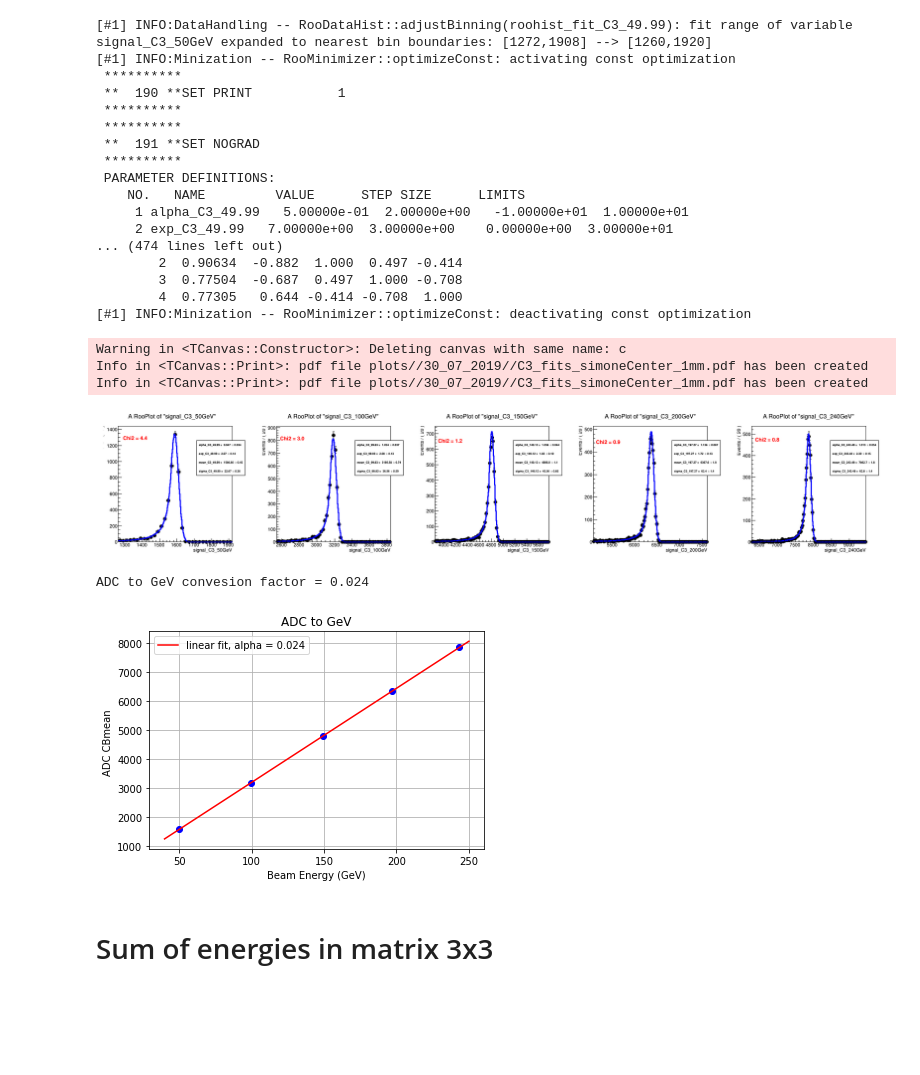
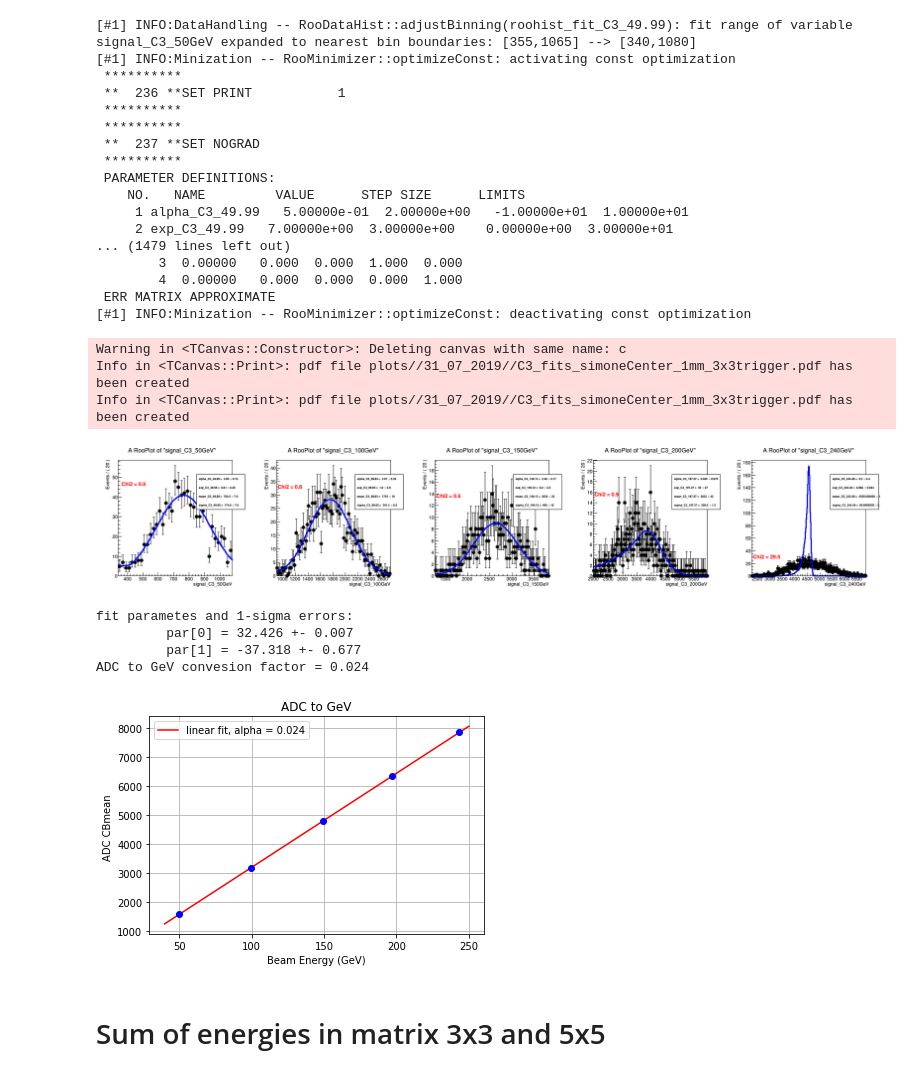
Before and after one commit to chernyavskaya/ECALtestBeam, a Jupyter notebook: CBfunction.ipynb, the cells around one changed output. Drawn from its saved outputs; the diff is of its cells as text; code cells hidden in the pictures; blank space fills up the shorter version.

```diff
--- a/CBfunction.ipynb
+++ b/CBfunction.ipynb
@@ -20,9 +22,10 @@ from uncertainties import ufloat
 # %%
-dir = '/30_07_2019/'
+dir = '/31_07_2019/'
 # %%
 reader = csv.reader(open('data/intercalibration19C.csv', 'r'))
 dict_run_cryst = {}
 dict_C3_energy_scan = {}
+dict_C3_energy_scan_3x3 = {}
 
 for row in reader:
     run,energy,crystal,_ = row
@@ -50,6 +53,22 @@ for row in reader:
             dict_C3_energy_scan[energy] = []
             dict_C3_energy_scan[energy].append(run)
 
+
+##Special run for C3 trigger 3x3
+reader = csv.reader(open('data/energyscans19C_3x3.csv', 'r'))
+for row in reader:
+    run,energy,crystal,_,_,_ = row
+    if crystal=='C3' :
+        if energy in dict_C3_energy_scan_3x3.keys() :
+            dict_C3_energy_scan_3x3[energy].append(run)
+        else :
+            dict_C3_energy_scan_3x3[energy] = []
+            dict_C3_energy_scan_3x3[energy].append(run)
+#########################Consider 3x3 now      #########################
+dict_C3_energy_scan = dict_C3_energy_scan_3x3
+###########################################################################
+
+
 ## Read crystal centers prepared by Simone
 reader = csv.reader(open('data/crystalscenters.csv', 'r'))
 dict_crystal_centers={}
@@ -74,7 +93,7 @@ for item in missing:
 matrix_3 = 'B4,C4,D4,B3,C3,D3,B2,C2,D2'.split(',')
 matrix_5 = 'B5,C5,D5,B4,C4,D4,B3,C3,D3,B2,C2,D2,A1,B1,C1,D1,E1'.split(',')
 # %%
-outstr = 'simoneCenter_1mm'
+outstr = 'simoneCenter_1mm_3x3trigger'
 # %%
 pos_cut = 1
 
@@ -167,44 +186,47 @@ for energy in energies :
         myCB.set_crystal(crystal)
         myCB.set_energy(energy)
         myCB.set_position(dict_crystal_centers[crystal][0],dict_crystal_centers[crystal][1],pos_cut)
+
+        myCB.xaxis_scale = 0.5
+
         myCB.prepare_histogram()
         myCB.CBintialization()
         myCB.fitToData()
         myCB.plot()
         tmp_dict = {}
         tmp_dict[energy] = myCB.fitResults()
         C3_results.append(tmp_dict)
 
         canvas_num+=1
 
 c.Draw()
 c.SaveAs('plots/%s/C3_fits_%s.pdf'%(dir,outstr))
 c.SaveAs('plots/%s/C3_fits_%s.pdf'%(dir,outstr))
 
 with open('output/%s/energyscans_C3_results_%s.json'%(dir,outstr), 'w') as fp:
     json.dump(C3_results,fp)
 # %% [output]
-[#1] INFO:DataHandling -- RooDataHist::adjustBinning(roohist_fit_C3_49.99): fit range of variable signal_C3_50GeV expanded to nearest bin boundaries: [1272,1908] --> [1260,1920]
+[#1] INFO:DataHandling -- RooDataHist::adjustBinning(roohist_fit_C3_49.99): fit range of variable signal_C3_50GeV expanded to nearest bin boundaries: [355,1065] --> [340,1080]
 [#1] INFO:Minization -- RooMinimizer::optimizeConst: activating const optimization
  **********
- **  190 **SET PRINT           1
+ **  236 **SET PRINT           1
  **********
  **********
- **  191 **SET NOGRAD
+ **  237 **SET NOGRAD
  **********
  PARAMETER DEFINITIONS:
     NO.   NAME         VALUE      STEP SIZE      LIMITS
      1 alpha_C3_49.99   5.00000e-01  2.00000e+00   -1.00000e+01  1.00000e+01
      2 exp_C3_49.99   7.00000e+00  3.00000e+00    0.00000e+00  3.00000e+01
-... (474 lines left out)
-        2  0.90634  -0.882  1.000  0.497 -0.414
-        3  0.77504  -0.687  0.497  1.000 -0.708
-        4  0.77305   0.644 -0.414 -0.708  1.000
+... (1479 lines left out)
+        3  0.00000   0.000  0.000  1.000  0.000
+        4  0.00000   0.000  0.000  0.000  1.000
+ ERR MATRIX APPROXIMATE
 [#1] INFO:Minization -- RooMinimizer::optimizeConst: deactivating const optimization
 Warning in <TCanvas::Constructor>: Deleting canvas with same name: c
-Info in <TCanvas::Print>: pdf file plots//30_07_2019//C3_fits_simoneCenter_1mm.pdf has been created
-Info in <TCanvas::Print>: pdf file plots//30_07_2019//C3_fits_simoneCenter_1mm.pdf has been created
+Info in <TCanvas::Print>: pdf file plots//31_07_2019//C3_fits_simoneCenter_1mm_3x3trigger.pdf has been created
+Info in <TCanvas::Print>: pdf file plots//31_07_2019//C3_fits_simoneCenter_1mm_3x3trigger.pdf has been created
-[figure, old version]
+[figure, new version]
 # %%
 energies_float = []
 means_C3 = []
@@ -218,12 +240,19 @@ def linear_func(x, a, b):
     return a * x + b
 
 fig, ax = plt.subplots()
-ax.plot(energies_float, means_C3,'bo' )
-popt, pcov = curve_fit(linear_func, energies_float, means_C3)
+#ax.plot(energies_float, means_C3,'bo' )
+ax.errorbar(energies_float, means_C3, yerr=means_unc_C3,fmt='bo')
+popt, pcov = curve_fit(linear_func, energies_float, means_C3, sigma=means_unc_C3,absolute_sigma=True)
+perr = np.sqrt(np.diag(pcov))
+print('fit parametes and 1-sigma errors:')
+for i in range(len(popt)):
+    print('\t par[%d] = %.3f +- %.3f'%(i,popt[i],perr[i]))
+
 
 shower_energy = 0.79
 conversion_factor = shower_energy/popt[0]
 print 'ADC to GeV convesion factor = %.3f'%conversion_factor
+
 
 xfine = np.linspace(40., 250., 1000)  # define values to plot the function for
 ax.plot(xfine, linear_func(xfine, popt[0], popt[1]), 'r-',label='linear fit, alpha = %.3f'%conversion_factor)
@@ -241,10 +270,13 @@ dict_crystals_calibration['conversion_factor'] = conversion_factor
 with open('output/%s/conversion_factor_%s.json'%(dir,outstr), 'w') as fp:
     json.dump(dict_crystals_calibration, fp)
 # %% [output]
+fit parametes and 1-sigma errors:
+         par[0] = 32.426 +- 0.007
+         par[1] = -37.318 +- 0.677
 ADC to GeV convesion factor = 0.024
 [figure]
 # %% [markdown]
-# Sum of energies in matrix 3x3
+# Sum of energies in matrix 3x3 and 5x5
 # %%
 reload(CB)
 
```
Also changed, not shown: parts of 6 cells of this notebook, 2 other files.
